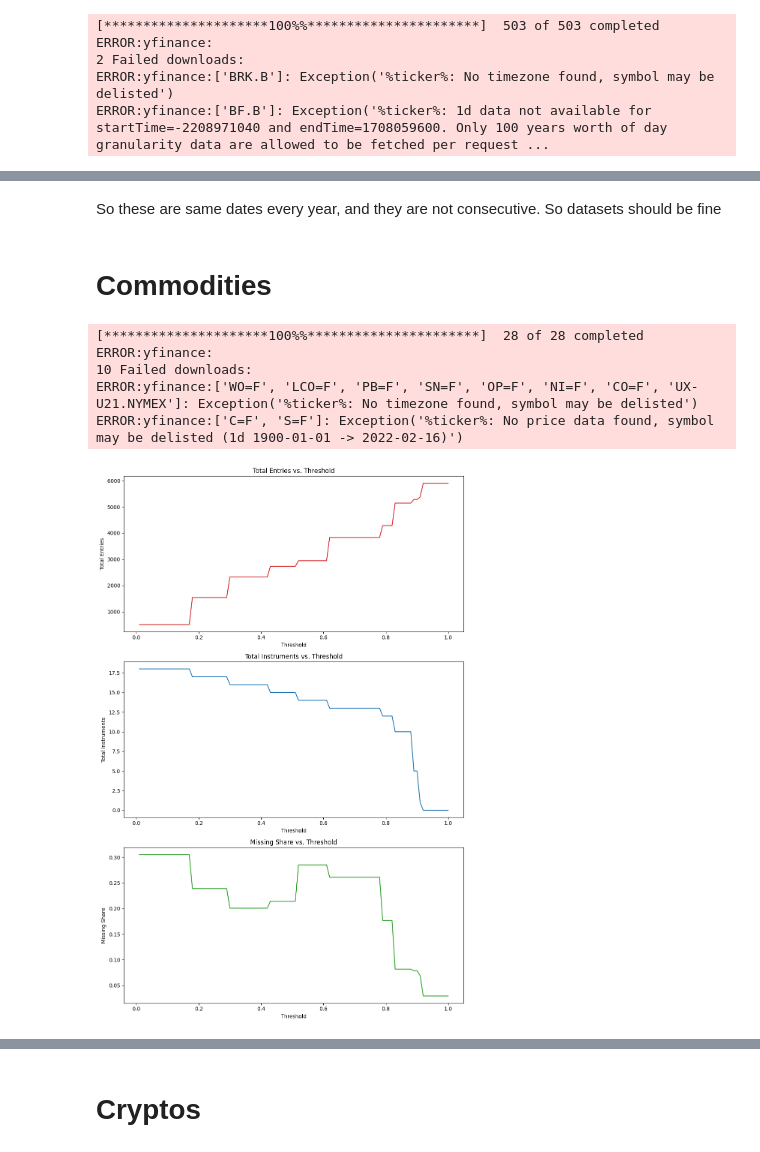
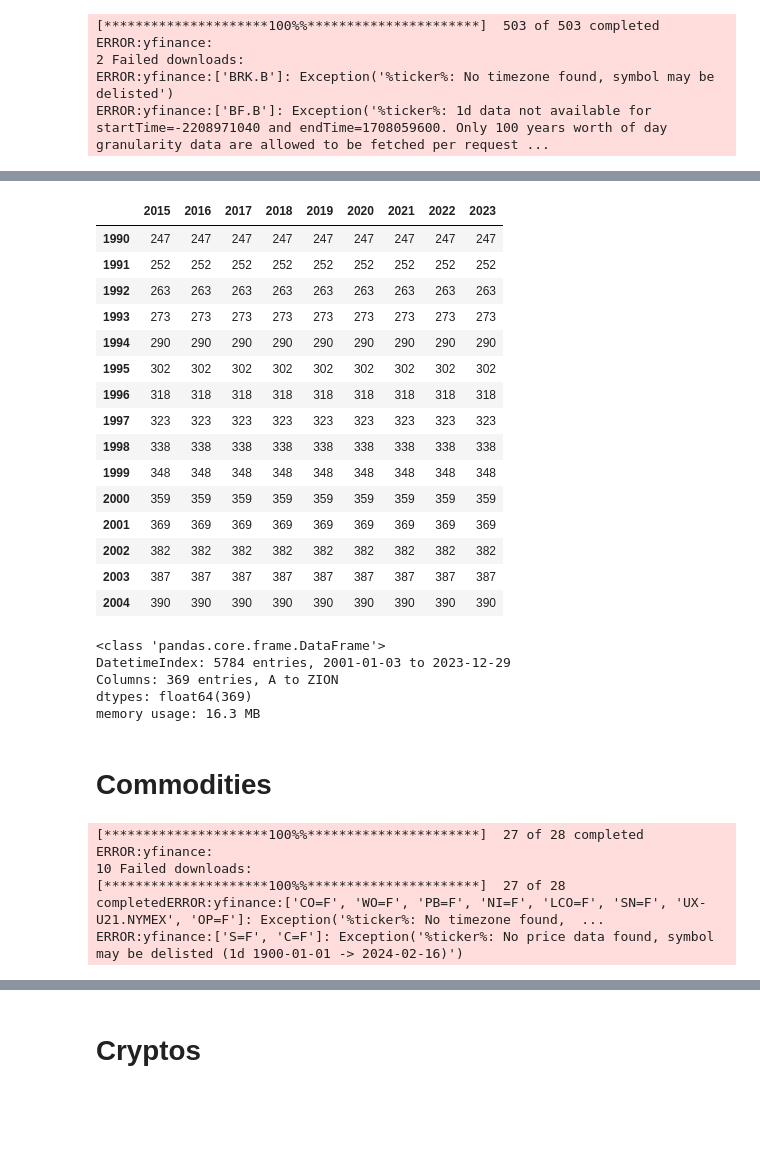
Before and after one commit to lqwic/deep_var, a Jupyter notebook: deepvar_datasets.ipynb, the cells around one changed output, grey strips where cells are left out. Drawn from its saved outputs; the diff is of its cells as text; code cells hidden in the pictures; blank space fills up the shorter version.

```diff
--- a/deepvar_datasets.ipynb
+++ b/deepvar_datasets.ipynb
@@ -59,3 +13,11 @@ def find_threshold(data):
+# %%
+def make_shape_table(data, start_year_range, end_year_range):
+  shape_table = pd.DataFrame(index=start_year_range, columns=end_year_range)
+  for start_year in start_year_range:
+    for end_year in end_year_range:
+      clean_data = get_cleaned_log_returns(data, start_year, end_year)
+      shape_table.loc[start_year, end_year] = clean_data.shape[1]
+  return shape_table
 # %% [markdown]
 # Stocks
 # %%
@@ -89,5 +35,31 @@ WARNING:matplotlib.legend:No artists with labels found to put in legend.  Note t
-# %% [markdown]
-So these are same dates every year, and they are not consecutive. So datasets should be fine
+# %%
+make_shape_table(stocks, range(1990, 2005), range(2015, 2024))
+# %% [output]
+|  | 2015 | 2016 | 2017 | 2018 | 2019 | 2020 | 2021 | 2022 | 2023 |
+| 1990 | 247 | 247 | 247 | 247 | 247 | 247 | 247 | 247 | 247 |
+| 1991 | 252 | 252 | 252 | 252 | 252 | 252 | 252 | 252 | 252 |
+| 1992 | 263 | 263 | 263 | 263 | 263 | 263 | 263 | 263 | 263 |
+| 1993 | 273 | 273 | 273 | 273 | 273 | 273 | 273 | 273 | 273 |
+| 1994 | 290 | 290 | 290 | 290 | 290 | 290 | 290 | 290 | 290 |
+| 1995 | 302 | 302 | 302 | 302 | 302 | 302 | 302 | 302 | 302 |
+| 1996 | 318 | 318 | 318 | 318 | 318 | 318 | 318 | 318 | 318 |
+| 1997 | 323 | 323 | 323 | 323 | 323 | 323 | 323 | 323 | 323 |
+| 1998 | 338 | 338 | 338 | 338 | 338 | 338 | 338 | 338 | 338 |
+| 1999 | 348 | 348 | 348 | 348 | 348 | 348 | 348 | 348 | 348 |
+| 2000 | 359 | 359 | 359 | 359 | 359 | 359 | 359 | 359 | 359 |
+| 2001 | 369 | 369 | 369 | 369 | 369 | 369 | 369 | 369 | 369 |
+| 2002 | 382 | 382 | 382 | 382 | 382 | 382 | 382 | 382 | 382 |
+| 2003 | 387 | 387 | 387 | 387 | 387 | 387 | 387 | 387 | 387 |
+| 2004 | 390 | 390 | 390 | 390 | 390 | 390 | 390 | 390 | 390 |
+# %%
+stocks_log_returns = get_cleaned_log_returns(stocks, 2001, 2024)
+stocks_log_returns.info()
+# %% [output]
+<class 'pandas.core.frame.DataFrame'>
+DatetimeIndex: 5784 entries, 2001-01-03 to 2023-12-29
+Columns: 369 entries, A to ZION
+dtypes: float64(369)
+memory usage: 16.3 MB
 # %% [markdown]
 # Commodities
 # %%
@@ -98,14 +70,10 @@ commodities_tickers = ['GC=F', 'SI=F', 'CL=F', 'C=F', 'S=F', 'HG=F', 'PL=F',
                        'HRC=F', 'DC=F', 'MTF=F']
 commodities = yf.download(commodities_tickers,
                           start='1900-01-01',
-                          end='2022-02-16')
+                          end='2024-02-16')
 # %% [output]
-[*********************100%%**********************]  28 of 28 completed
+[*********************100%%**********************]  27 of 28 completed
 ERROR:yfinance:
 10 Failed downloads:
-ERROR:yfinance:['WO=F', 'LCO=F', 'PB=F', 'SN=F', 'OP=F', 'NI=F', 'CO=F', 'UX-U21.NYMEX']: Exception('%ticker%: No timezone found, symbol may be delisted')
-ERROR:yfinance:['C=F', 'S=F']: Exception('%ticker%: No price data found, symbol may be delisted (1d 1900-01-01 -> 2022-02-16)')
+[*********************100%%**********************]  27 of 28 completedERROR:yfinance:['CO=F', 'WO=F', 'PB=F', 'NI=F', 'LCO=F', 'SN=F', 'UX-U21.NYMEX', 'OP=F']: Exception('%ticker%: No timezone found,  ...
+ERROR:yfinance:['S=F', 'C=F']: Exception('%ticker%: No price data found, symbol may be delisted (1d 1900-01-01 -> 2024-02-16)')
-# %%
-find_threshold(commodities)
-# %% [output]
-[figure, removed]
```
Also changed, not shown: parts of 24 cells of this notebook, 3 other files.
